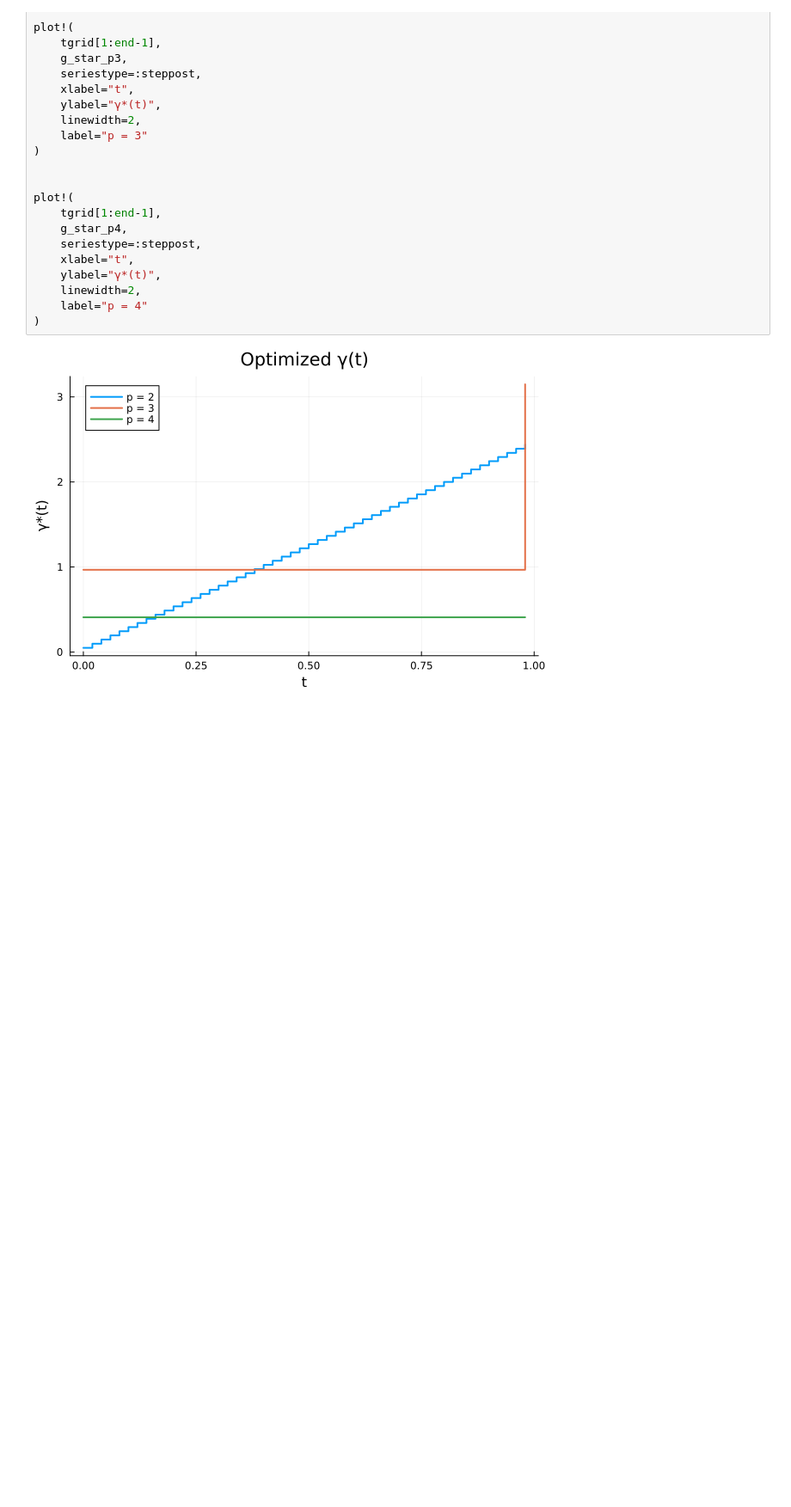
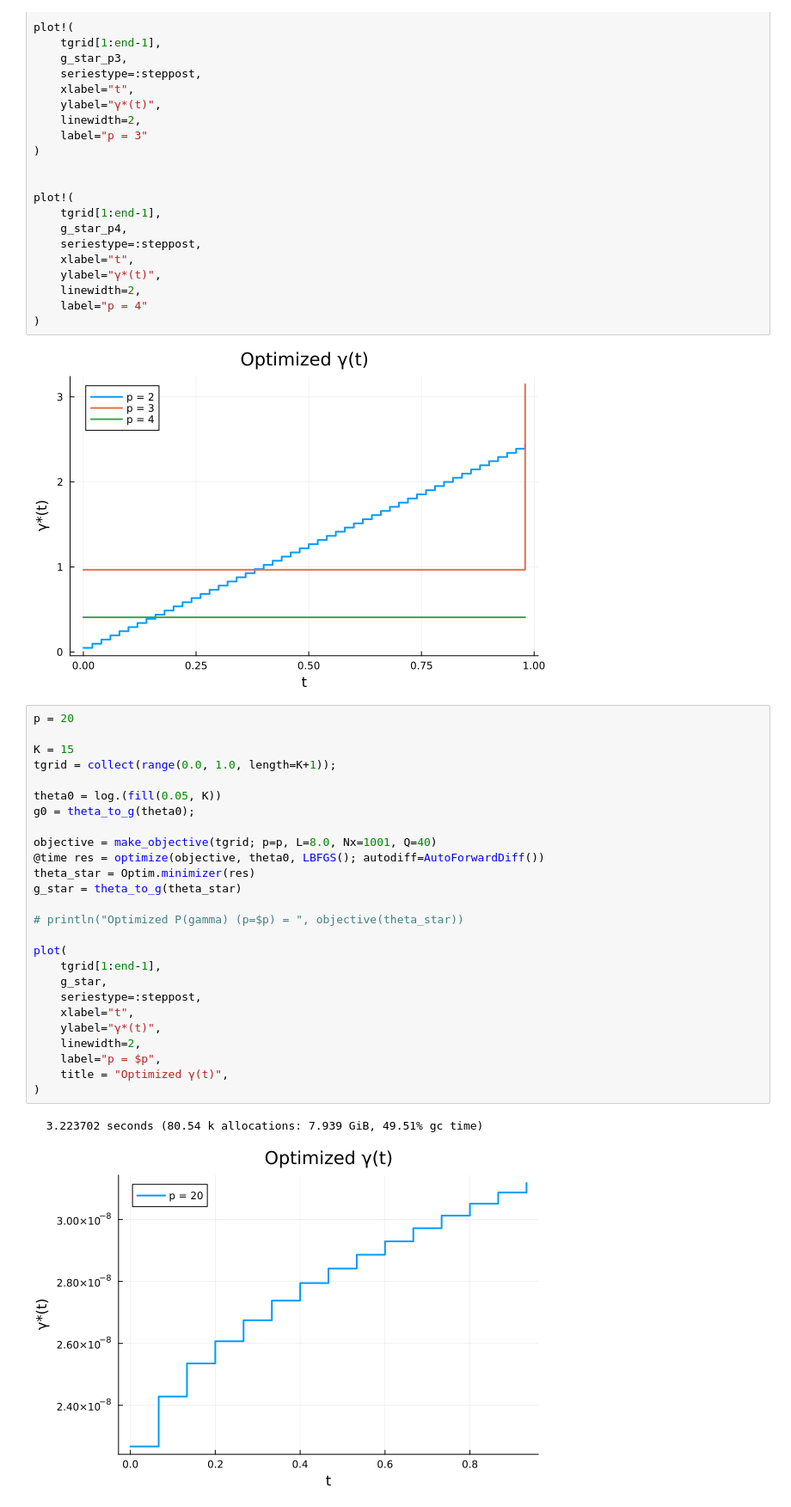
Before and after one commit to xenakistheo/SpinGlasses, a Jupyter notebook: src/parisi.ipynb, the cells around one changed output. Shown at 86% size. Cells and saved outputs as stored; diff of their text form; blank space fills up the shorter version.

Commit message:
add bounded gamma

```diff
--- a/src/parisi.ipynb
+++ b/src/parisi.ipynb
@@ -141,3 +180,32 @@ plot!(
 )
 # %% [output]
 [figure]
+# %%
+p = 20
+
+K = 15
+tgrid = collect(range(0.0, 1.0, length=K+1));
+
+theta0 = log.(fill(0.05, K))
+g0 = theta_to_g(theta0);
+
+objective = make_objective(tgrid; p=p, L=8.0, Nx=1001, Q=40)
+@time res = optimize(objective, theta0, LBFGS(); autodiff=AutoForwardDiff())
+theta_star = Optim.minimizer(res)
+g_star = theta_to_g(theta_star)
+
+# println("Optimized P(gamma) (p=$p) = ", objective(theta_star))
+
+plot(
+    tgrid[1:end-1],
+    g_star,
+    seriestype=:steppost,
+    xlabel="t",
+    ylabel="γ*(t)",
+    linewidth=2,
+    label="p = $p",
+    title = "Optimized γ(t)",
+)
+# %% [output]
+  3.223702 seconds (80.54 k allocations: 7.939 GiB, 49.51% gc time)
+[figure, added]
```
Also changed, not shown: parts of 8 cells of this notebook.
